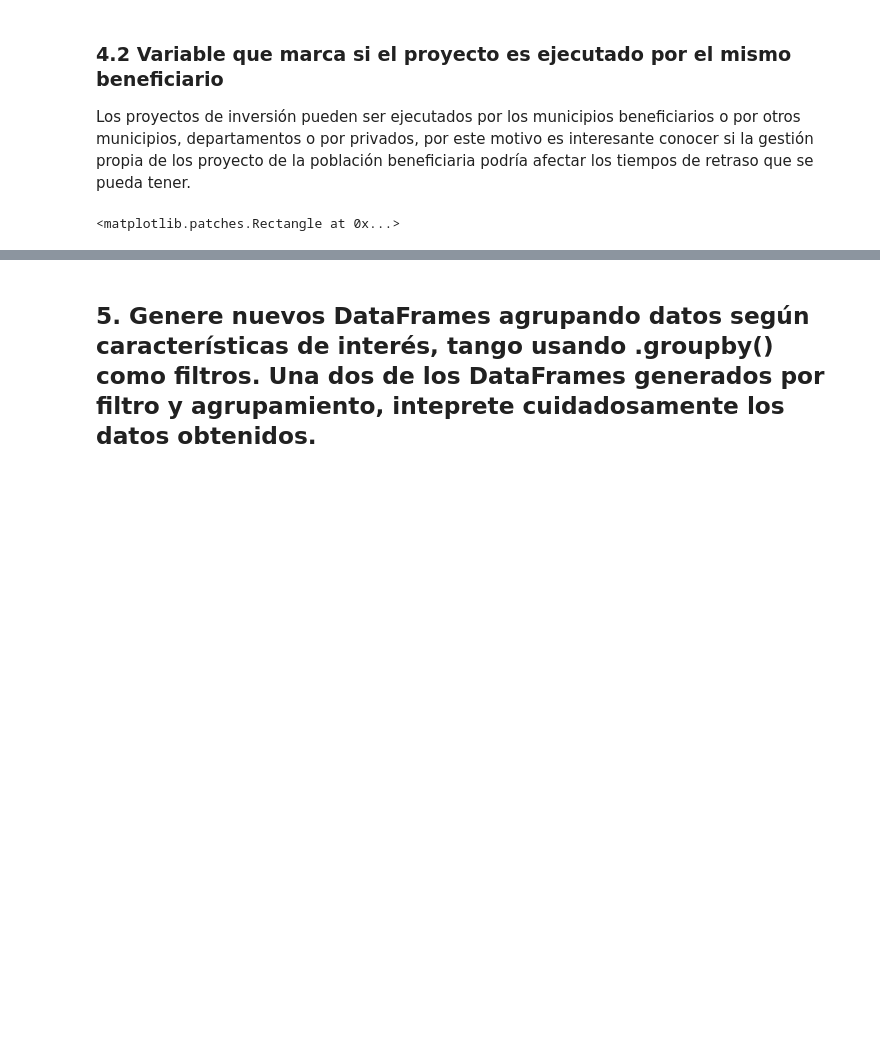
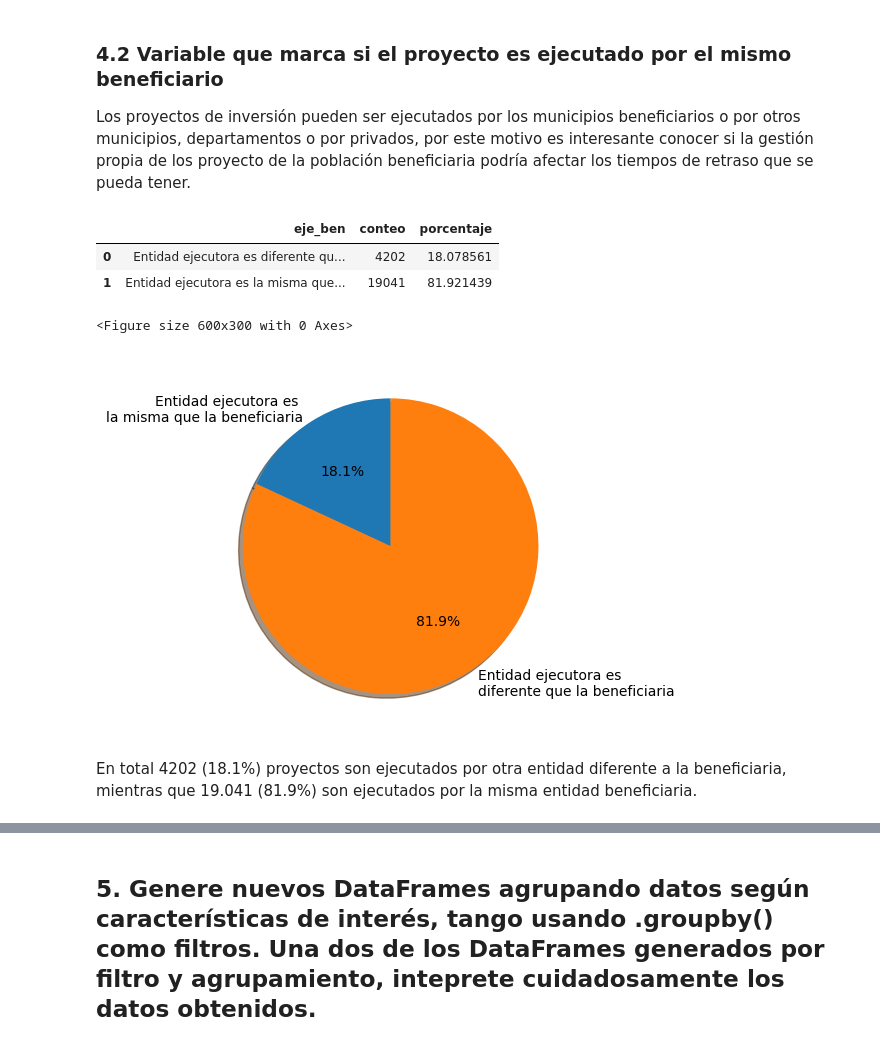
Before and after one commit to caavila96/gesproy23, a Jupyter notebook: Analisis_Gesproy.ipynb, the cells around one changed output, grey strips where cells are left out. Cells and saved outputs as stored; diff of their text form; code cells hidden in the pictures; blank space fills up the shorter version.

```diff
--- a/Analisis_Gesproy.ipynb
+++ b/Analisis_Gesproy.ipynb
@@ -676,7 +678,25 @@ El 82.1% de los proyectos tienen una financiación superior a 90%, seguido por u
 ### 4.2 **Variable que marca si el proyecto es ejecutado por el mismo beneficiario**
 
 Los proyectos de inversión pueden ser ejecutados por los municipios beneficiarios o por otros municipios, departamentos o por privados, por este motivo es interesante conocer si la gestión propia de los proyecto de la población beneficiaria podría afectar los tiempos de retraso que se pueda tener.
-# %%
-bars[0]
-# %% [output]
-<matplotlib.patches.Rectangle at 0x...>
+# %%
+gesp_5['eje_ben'] = np.where(gesp_5["codigo_ejecutor"] == gesp_5["codigo_entidad_territorial_que_aporta_mas_recursos"], "Entidad ejecutora es la misma que la beneficiaria", "Entidad ejecutora es diferente que la beneficiaria")
+# %%
+pie = gesp_5.groupby('eje_ben').agg({'eje_ben':'count'})
+pie = pie.rename(columns={"eje_ben": "conteo"})
+pie['porcentaje'] = pie['conteo']/sum(pie['conteo'])*100
+pie.reset_index(drop = False)
+# %% [output]
+|  | eje_ben | conteo | porcentaje |
+| 0 | Entidad ejecutora es diferente qu... | 4202 | 18.078561 |
+| 1 | Entidad ejecutora es la misma que... | 19041 | 81.921439 |
+# %%
+plt.figure(figsize=(6, 3))
+plt.subplots()
+plt.pie(pie['porcentaje'],labels = ("Entidad ejecutora es \nla misma que la beneficiaria", "Entidad ejecutora es \ndiferente que la beneficiaria"), autopct='%1.1f%%',
+        shadow=True, startangle=90)
+plt.show()
+# %% [output]
+<Figure size 600x300 with 0 Axes>
+[figure, added]
+# %% [markdown]
+En total 4202 (18.1%) proyectos son ejecutados por otra entidad diferente a la beneficiaria, mientras que 19.041 (81.9%) son ejecutados por la misma entidad beneficiaria.
```
Also changed, not shown: parts of 13 cells of this notebook.
